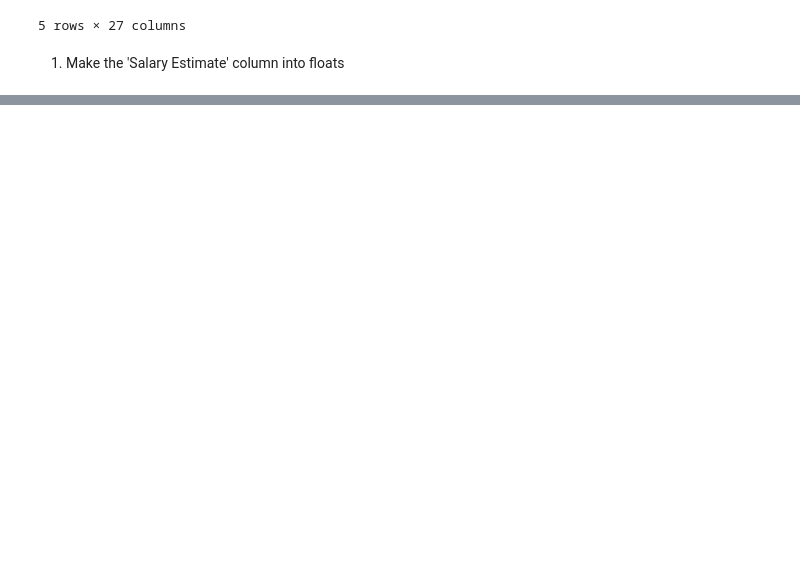
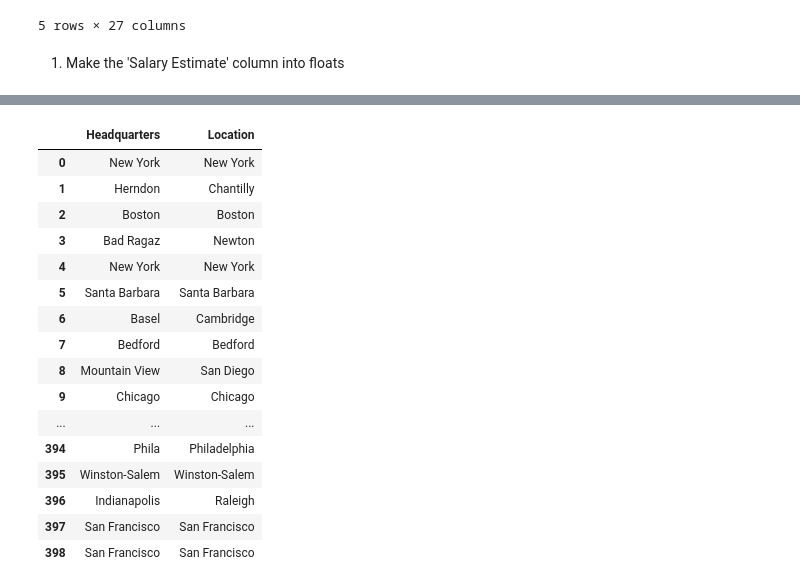
Before and after one commit to Kayra3Oz/Data-Analyst-Portfolio, a Jupyter notebook: Project 1/data_cleaning_and_transformation.ipynb, the cells around one changed output, grey strips where cells are left out. Cells and saved outputs as stored; diff of their text form; code cells hidden in the pictures; blank space fills up the shorter version.

```diff
--- a/Project 1/data_cleaning_and_transformation.ipynb
+++ b/Project 1/data_cleaning_and_transformation.ipynb
@@ -34,0 +39,22 @@ df.head()
+# %%
+df['Headquarters'] = df['Headquarters'].apply(lambda x: x.split(',')[0])
+df['Location'] = df['Location'].apply(lambda x: x.split(',')[0])
+df[['Headquarters', 'Location']]
+# %% [output]
+|  | Headquarters | Location |
+| 0 | New York | New York |
+| 1 | Herndon | Chantilly |
+| 2 | Boston | Boston |
+| 3 | Bad Ragaz | Newton |
+| 4 | New York | New York |
+| 5 | Santa Barbara | Santa Barbara |
+| 6 | Basel | Cambridge |
+| 7 | Bedford | Bedford |
+| 8 | Mountain View | San Diego |
+| 9 | Chicago | Chicago |
+| ... | ... | ... |
+| 394 | Phila | Philadelphia |
+| 395 | Winston-Salem | Winston-Salem |
+| 396 | Indianapolis | Raleigh |
+| 397 | San Francisco | San Francisco |
+| 398 | San Francisco | San Francisco |
```
Also changed, not shown: parts of 4 cells of this notebook, 1 other file.
